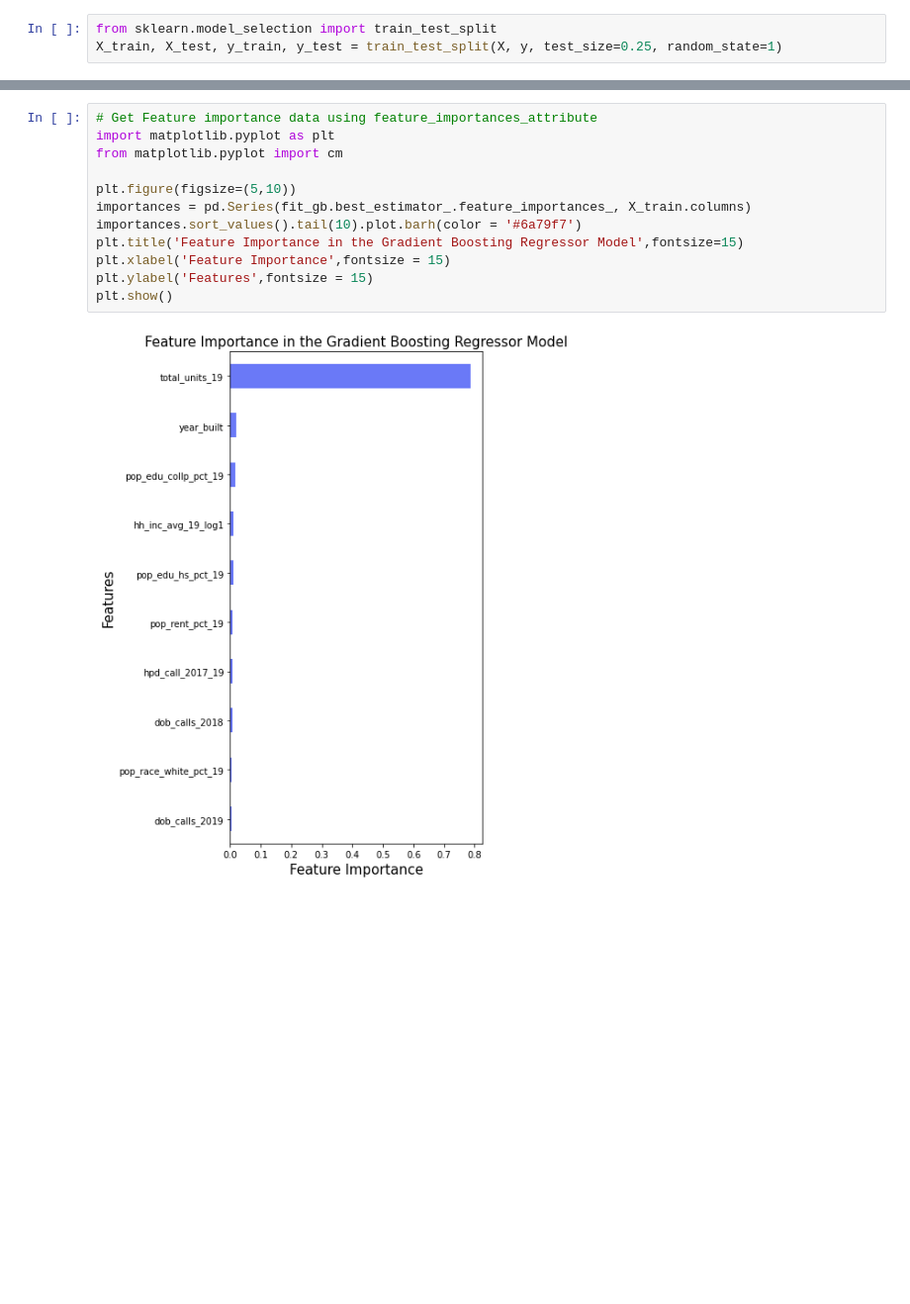
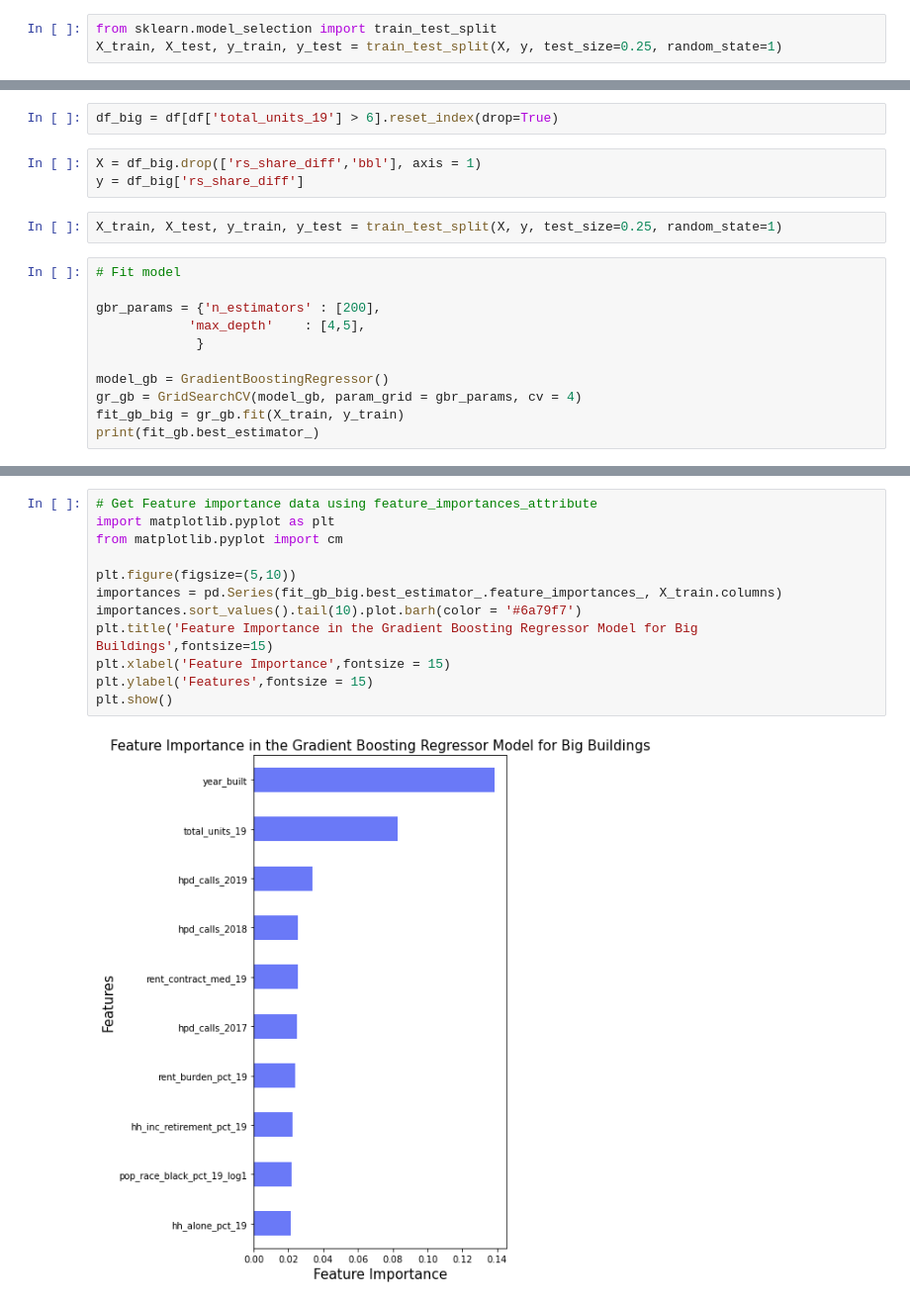
Before and after one commit to ajparaiso/MLC_SP23, a Jupyter notebook: 2.models/Model_Selection_Yujin.ipynb, the cells around one changed output, grey strips where cells are left out. Shown at 99% size. Saved outputs shown, nothing was run; the diff lists cells and outputs as text; blank space fills up the shorter version.

Commit message:
GB Regressor Models

```diff
--- a/2.models/Model_Selection_Yujin.ipynb
+++ b/2.models/Model_Selection_Yujin.ipynb
@@ -85,0 +155,18 @@ roc_auc_test_gb
+# %%
+df_big = df[df['total_units_19'] > 6].reset_index(drop=True)
+# %%
+X = df_big.drop(['rs_share_diff','bbl'], axis = 1)
+y = df_big['rs_share_diff']
+# %%
+X_train, X_test, y_train, y_test = train_test_split(X, y, test_size=0.25, random_state=1)
+# %%
+# Fit model
+
+gbr_params = {'n_estimators' : [200],
+            'max_depth'    : [4,5],
+             }
+
+model_gb = GradientBoostingRegressor()
+gr_gb = GridSearchCV(model_gb, param_grid = gbr_params, cv = 4)
+fit_gb_big = gr_gb.fit(X_train, y_train)
+print(fit_gb.best_estimator_)
@@ -86,14 +194,14 @@ roc_auc_test_gb
 # %%
 # Get Feature importance data using feature_importances_attribute
 import matplotlib.pyplot as plt
 from matplotlib.pyplot import cm
 
 plt.figure(figsize=(5,10))
-importances = pd.Series(fit_gb.best_estimator_.feature_importances_, X_train.columns)
+importances = pd.Series(fit_gb_big.best_estimator_.feature_importances_, X_train.columns)
 importances.sort_values().tail(10).plot.barh(color = '#6a79f7')
-plt.title('Feature Importance in the Gradient Boosting Regressor Model',fontsize=15)
+plt.title('Feature Importance in the Gradient Boosting Regressor Model for Big Buildings',fontsize=15)
 plt.xlabel('Feature Importance',fontsize = 15)
 plt.ylabel('Features',fontsize = 15)
 plt.show()
 # %% [output]
-[figure, old version]
+[figure, new version]
```
Also changed, not shown: parts of 34 cells of this notebook.
